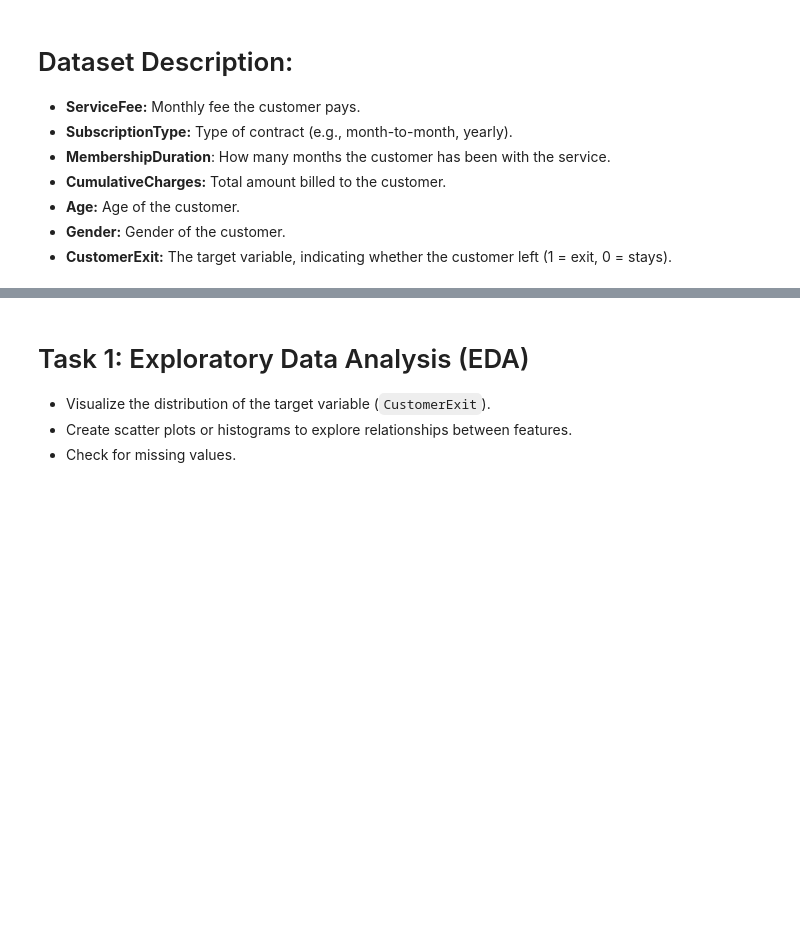
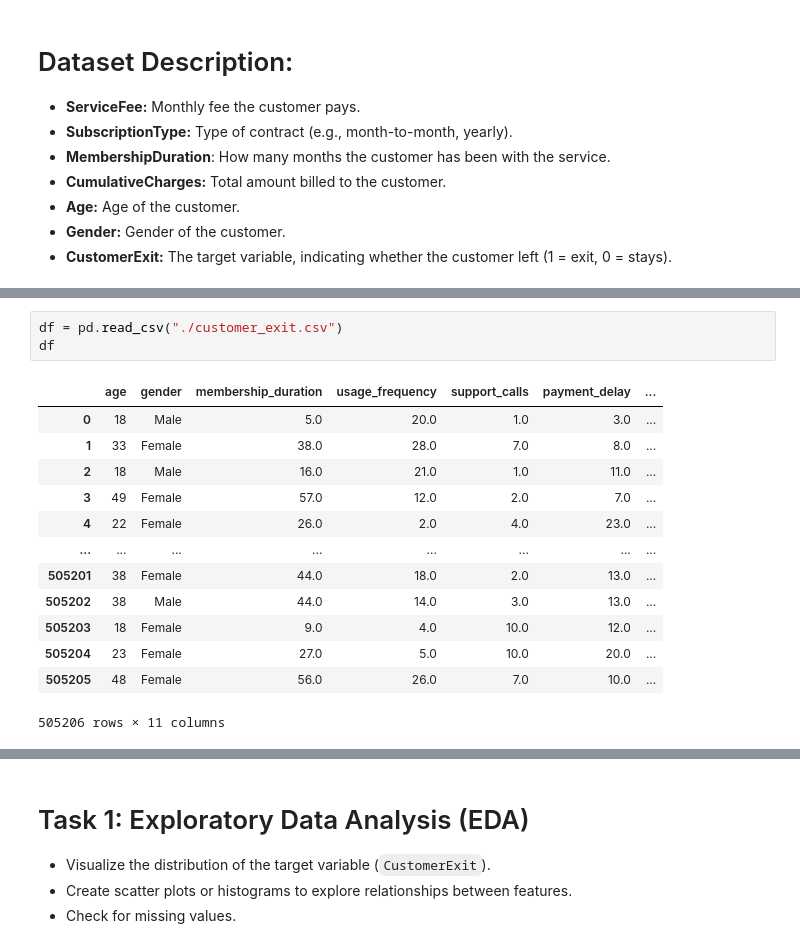
Before and after one commit to Abel-Lagonell/Machine_Learning, a Jupyter notebook: Project_2_Classification_Models.ipynb, the cells around one changed output, grey strips where cells are left out. Cells and saved outputs as stored; diff of their text form; blank space fills up the shorter version.

```diff
--- a/Project_2_Classification_Models.ipynb
+++ b/Project_2_Classification_Models.ipynb
@@ -22,0 +34,17 @@ Please save your Google Colab project as FirstName_LastName_Project2.ipynb and s
+# %%
+df = pd.read_csv("./customer_exit.csv")
+df
+# %% [output]
+|  | age | gender | membership_duration | usage_frequency | support_calls | payment_delay | ... |
+| 0 | 18 | Male | 5.0 | 20.0 | 1.0 | 3.0 | ... |
+| 1 | 33 | Female | 38.0 | 28.0 | 7.0 | 8.0 | ... |
+| 2 | 18 | Male | 16.0 | 21.0 | 1.0 | 11.0 | ... |
+| 3 | 49 | Female | 57.0 | 12.0 | 2.0 | 7.0 | ... |
+| 4 | 22 | Female | 26.0 | 2.0 | 4.0 | 23.0 | ... |
+| ... | ... | ... | ... | ... | ... | ... | ... |
+| 505201 | 38 | Female | 44.0 | 18.0 | 2.0 | 13.0 | ... |
+| 505202 | 38 | Male | 44.0 | 14.0 | 3.0 | 13.0 | ... |
+| 505203 | 18 | Female | 9.0 | 4.0 | 10.0 | 12.0 | ... |
+| 505204 | 23 | Female | 27.0 | 5.0 | 10.0 | 20.0 | ... |
+| 505205 | 48 | Female | 56.0 | 26.0 | 7.0 | 10.0 | ... |
+505206 rows × 11 columns
```
Also changed, not shown: parts of 12 cells of this notebook, 2 other files.
